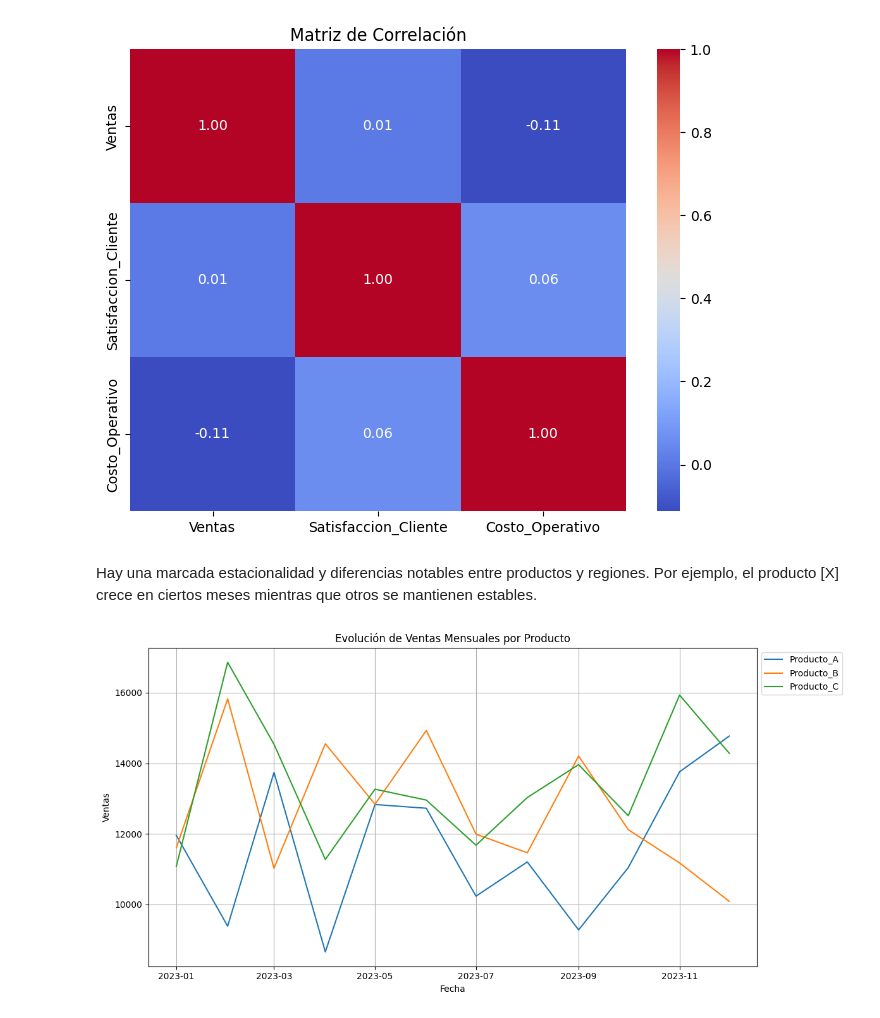
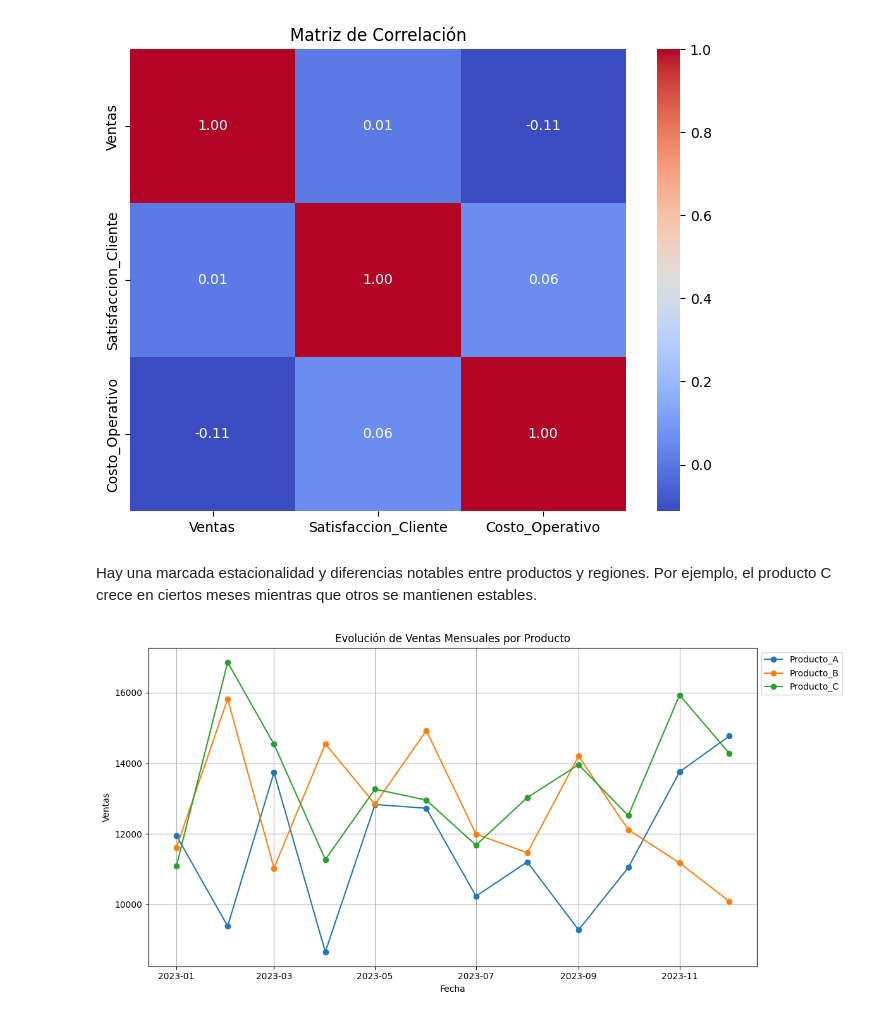
Before and after one commit to Gise05624/Proyecto_DataScience_I, a Jupyter notebook: Entrega_1/ProyectoDSParteIBargas.ipynb, the cells around one changed output. Drawn from its saved outputs; the diff is of its cells as text; code cells hidden in the pictures.

```diff
--- a/Entrega_1/ProyectoDSParteIBargas.ipynb
+++ b/Entrega_1/ProyectoDSParteIBargas.ipynb
@@ -120,31 +134,31 @@ plt.show()
 # %% [output]
 [figure]
 # %% [markdown]
-Hay una marcada estacionalidad y diferencias notables entre productos y regiones. Por ejemplo, el producto [X] crece en ciertos meses mientras que otros se mantienen estables.
+Hay una marcada estacionalidad y diferencias notables entre productos y regiones. Por ejemplo, el producto C crece en ciertos meses mientras que otros se mantienen estables.
 # %%
 # Asegurar que la columna 'Mes' esté en formato datetime
 df['Mes'] = pd.to_datetime(df['Mes'])
 
 # Crear tabla pivote para productos vs tiempo
 pivot_df = df.pivot_table(index='Mes', columns='Producto', values='Ventas', aggfunc='sum')
 
 # Colores opcionales para trazar
 colors = sns.color_palette("tab10")
 
 # Gráfico de líneas para productos a lo largo del tiempo
 plt.figure(figsize=(12, 6))
 plt.gca().set_prop_cycle(color=colors)
 
 for column in pivot_df.columns:
-    plt.plot(pivot_df.index, pivot_df[column], label=column)
+    plt.plot(pivot_df.index, pivot_df[column], label=column, marker='o')
 
 plt.title('Evolución de Ventas Mensuales por Producto')
 plt.xlabel('Fecha')
 plt.ylabel('Ventas')
 plt.legend(loc='upper left', bbox_to_anchor=(1, 1))
 plt.grid(True)
 plt.tight_layout()
 plt.show()
 # %% [output]
-[figure, old version]
+[figure, new version]
 # %%
```
Also changed, not shown: parts of 25 cells of this notebook.
